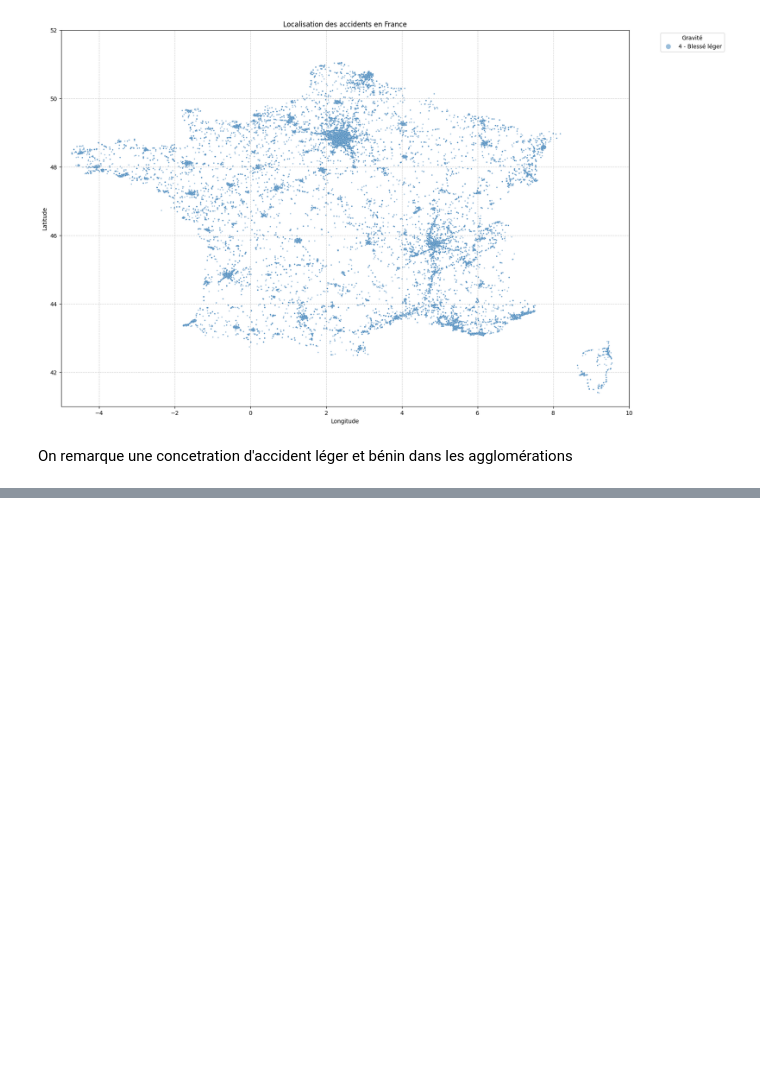
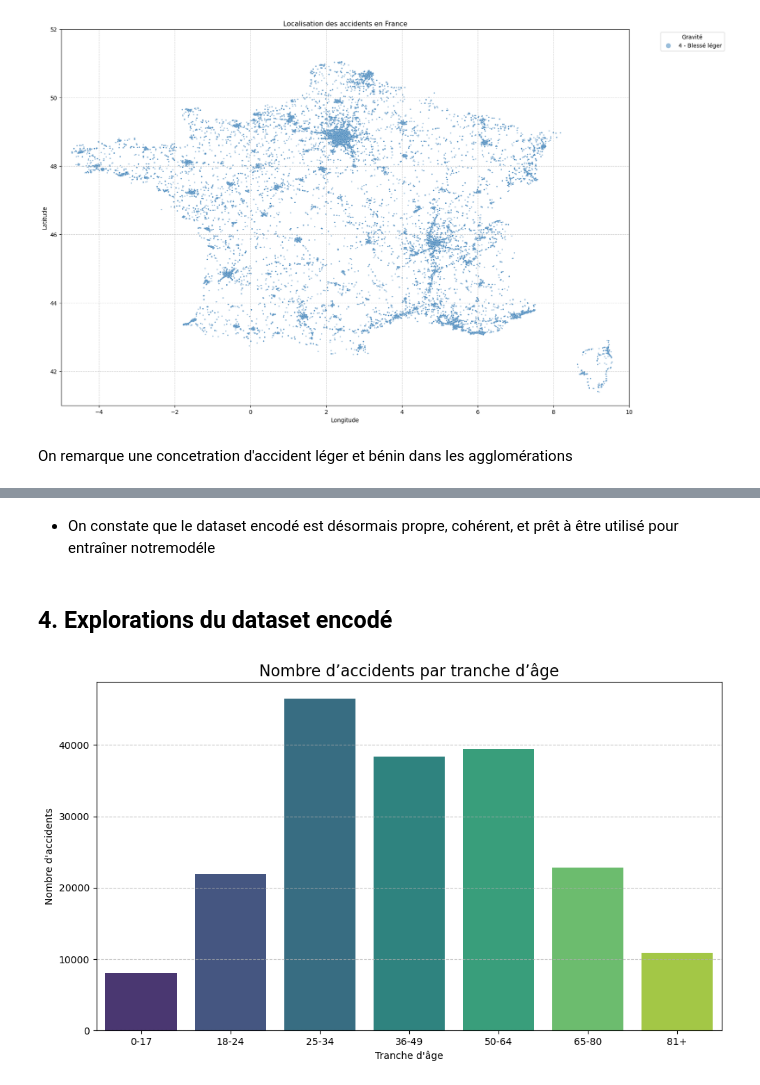
Before and after one commit to Thibo0/projet_ml_m1, a Jupyter notebook: projet.ipynb, the cells around one changed output, grey strips where cells are left out. Saved outputs shown, nothing was run; the diff lists cells and outputs as text; code cells hidden in the pictures; blank space fills up the shorter version.

Commit message:
traitement des données avant l'entrainement

```diff
--- a/projet.ipynb
+++ b/projet.ipynb
@@ -315,0 +553,7 @@ On remarque une concetration d'accident léger et bénin dans les agglomération
+# %%
+print("Taille du dataset avant suppression :", dataset_clean.shape)
+colonnes_a_supprimer = [col for col in dataset_clean.columns if 'place' in col or 'obsm' in col]
+dataset_clean = dataset_clean.drop(columns=colonnes_a_supprimer)
+
+print("Colonnes supprimées :", colonnes_a_supprimer)
+print("Taille du dataset après suppression :", dataset_clean.shape)
@@ -315,0 +566,11 @@ On remarque une concetration d'accident léger et bénin dans les agglomération
+# %%
+dataset_clean['heure'] = dataset_clean['hrmn'] // 100
+
+
+dataset_clean['age'] = 2025 - dataset_clean['an_nais']
+ages = [0, 18, 25, 35, 45, 60, 75, 100]
+tranches = ['0-17', '18-24', '25-34', '36-49', '50-64', '65-80', '81+']
+
+dataset_clean['tranche_age'] = pd.cut(dataset_clean['age'], bins=ages, labels=tranches, right=False)
+print(dataset_clean[['age', 'tranche_age']].value_counts())
+dataset_clean = dataset_clean.dropna()
@@ -315,0 +625,11 @@ On remarque une concetration d'accident léger et bénin dans les agglomération
+# %%
+colonnes_categorielles = [
+     'catu', 'sexe', 'trajet', 'secu1', 'secu2', 'secu3', 'locp',
+    'catv', 'mois', 'obs', 'choc', 'manv', 'lum', 'agg', 'int',
+    'atm', 'col', 'catr', 'circ', 'vosp', 'prof', 'plan', 'surf', 'infra',
+    'situ', 'jour', 'heure', 'grav', 'tranche_age', 'heure'
+]
+
+for col in colonnes_categorielles:
+    dataset_clean[col] = dataset_clean[col].astype('category')
+print(dataset_clean.shape)
@@ -315,0 +680,20 @@ On remarque une concetration d'accident léger et bénin dans les agglomération
+# %% [markdown]
+* On constate que le dataset encodé est désormais propre, cohérent, et prêt à être utilisé pour entraîner notremodéle
+# %% [markdown]
+## 4. Explorations du dataset encodé
+# %%
+age_counts = dataset_clean['tranche_age'].value_counts().sort_index()
+
+plt.figure(figsize=(10, 6))
+sns.barplot(x=age_counts.index, y=age_counts.values, hue=age_counts.index, palette='viridis', legend=False)
+
+plt.xlabel("Tranche d'âge")
+plt.ylabel("Nombre d'accidents")
+plt.title("Nombre d’accidents par tranche d’âge", fontsize=16)
+plt.grid(axis='y', linestyle='--', alpha=0.7)
+plt.tight_layout()
+plt.show()
+
+#---------------------------------------------------------------------------------------
+# %% [output]
+[figure, added]
```
Also changed, not shown: parts of 38 cells of this notebook.
